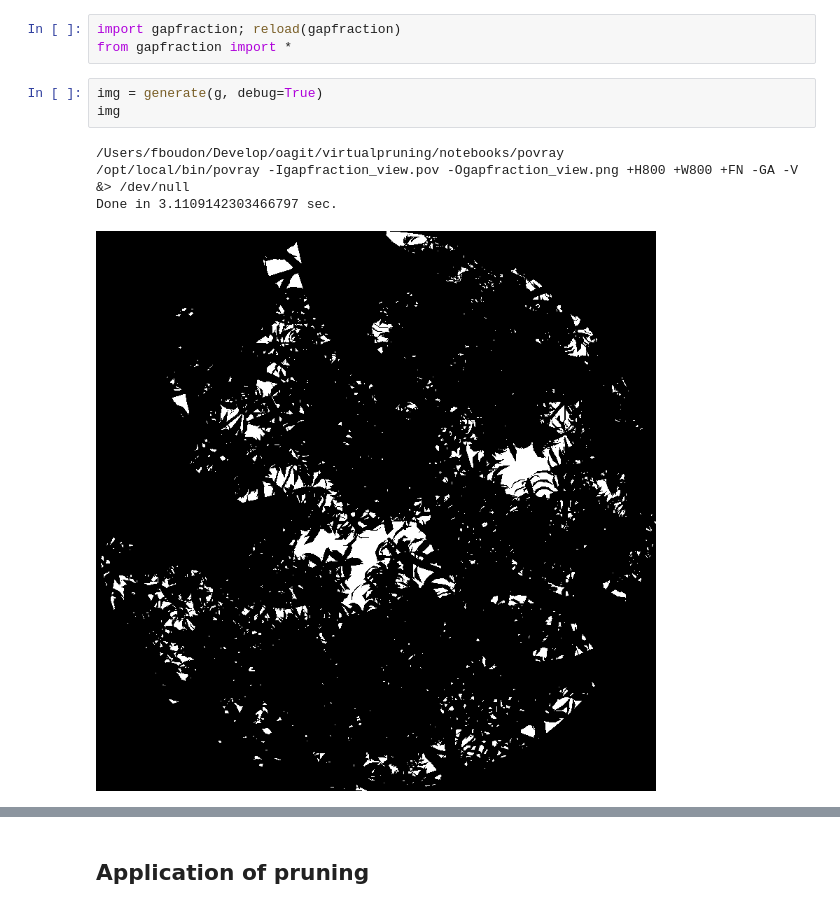
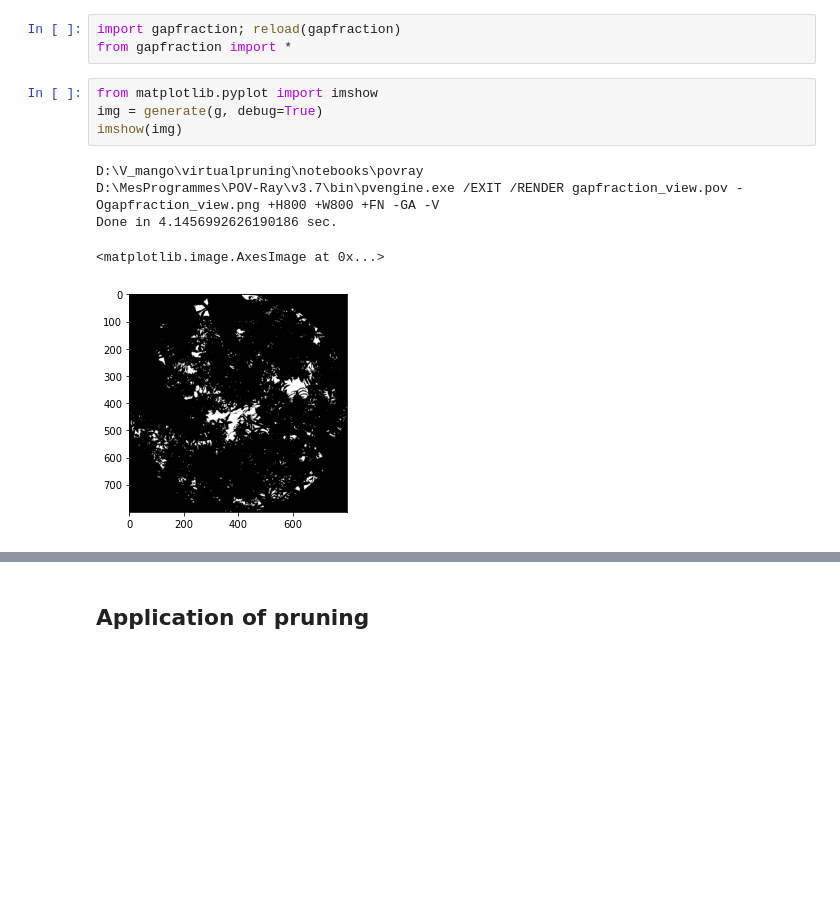
Before and after one commit to fredboudon/virtualpruning, a Jupyter notebook: notebooks/virtualpruning.ipynb, the cells around one changed output, grey strips where cells are left out. Saved outputs shown, nothing was run; the diff lists cells and outputs as text; blank space fills up the shorter version.

Commit message:
fix povray use for windows

```diff
--- a/notebooks/virtualpruning.ipynb
+++ b/notebooks/virtualpruning.ipynb
@@ -561,13 +373,15 @@ print(min(agg2['area']),max(agg2['area']))
 import gapfraction; reload(gapfraction)
 from gapfraction import *
 # %%
+from matplotlib.pyplot import imshow
 img = generate(g, debug=True)
-img
+imshow(img)
 # %% [output]
-/Users/fboudon/Develop/oagit/virtualpruning/notebooks/povray
-/opt/local/bin/povray -Igapfraction_view.pov -Ogapfraction_view.png +H800 +W800 +FN -GA -V  &> /dev/null
-Done in 3.1109142303466797 sec.
+D:\V_mango\virtualpruning\notebooks\povray
+D:\MesProgrammes\POV-Ray\v3.7\bin\pvengine.exe /EXIT /RENDER gapfraction_view.pov -Ogapfraction_view.png +H800 +W800 +FN -GA -V
+Done in 4.1456992626190186 sec.
+<matplotlib.image.AxesImage at 0x...>
-[figure, old version]
+[figure, new version]
 # %%
 gf = gap_fraction(g)
 print(gf)
```
Also changed, not shown: parts of 32 cells of this notebook, 1 other file.
